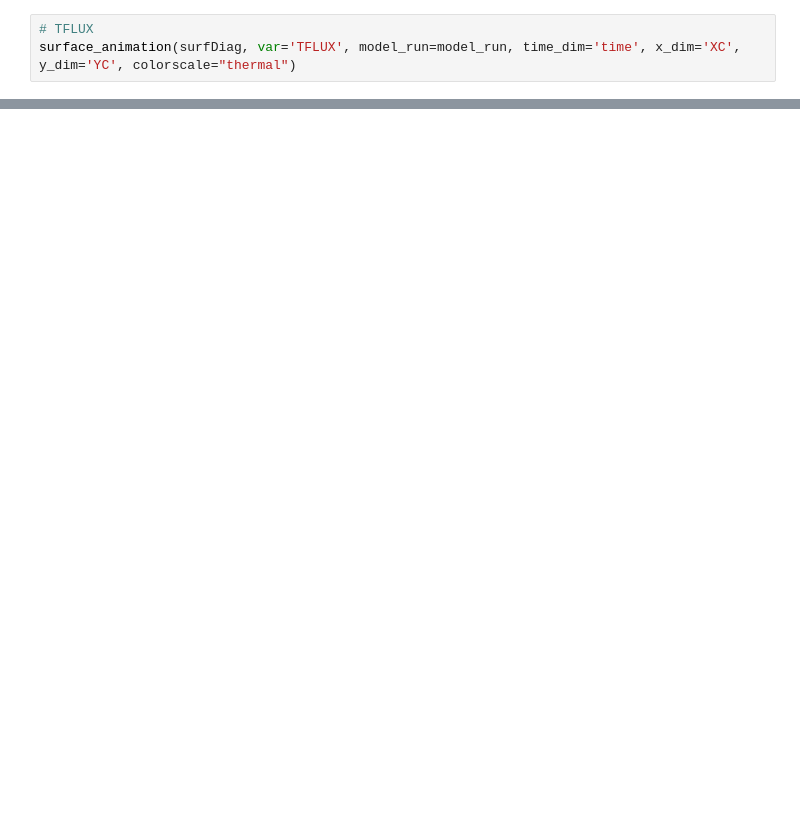
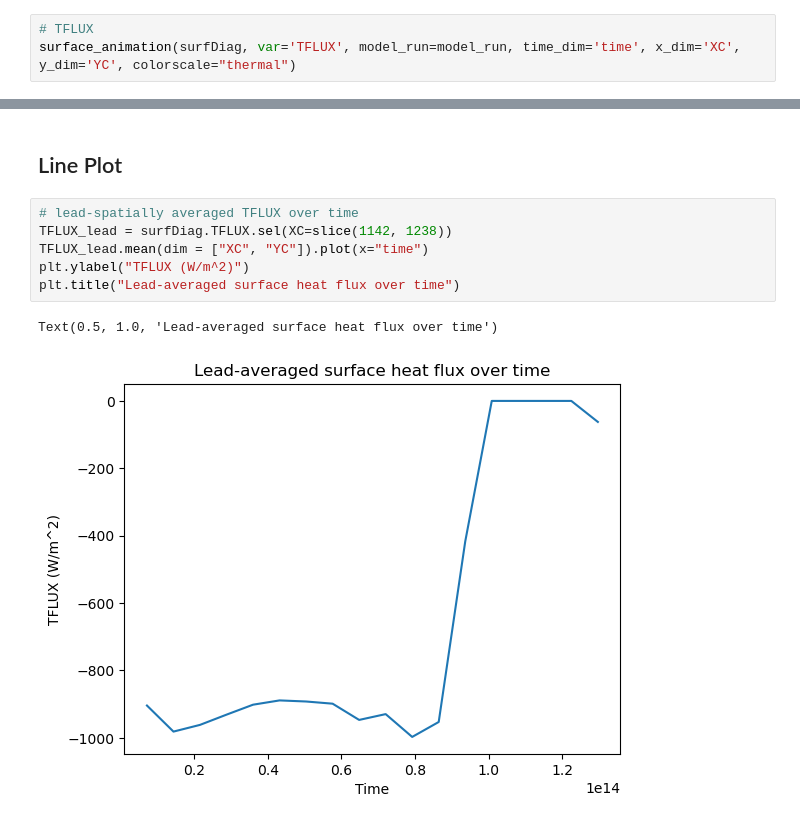
Before and after one commit to marlene-schramm/MSc_data_analysis, a Jupyter notebook: model_output/diag_surf_heat_flux.ipynb, the cells around one changed output, grey strips where cells are left out. Drawn from its saved outputs; the diff is of its cells as text; blank space fills up the shorter version.

```diff
--- a/model_output/diag_surf_heat_flux.ipynb
+++ b/model_output/diag_surf_heat_flux.ipynb
@@ -45,0 +58,11 @@ surface_animation(surfDiag, var='TFLUX', model_run=model_run, time_dim='time', x
+# %% [markdown]
+## Line Plot
+# %%
+# lead-spatially averaged TFLUX over time
+TFLUX_lead = surfDiag.TFLUX.sel(XC=slice(1142, 1238))
+TFLUX_lead.mean(dim = ["XC", "YC"]).plot(x="time")
+plt.ylabel("TFLUX (W/m^2)")
+plt.title("Lead-averaged surface heat flux over time")
+# %% [output]
+Text(0.5, 1.0, 'Lead-averaged surface heat flux over time')
+[figure, added]
```
Also changed, not shown: parts of 4 cells of this notebook.
